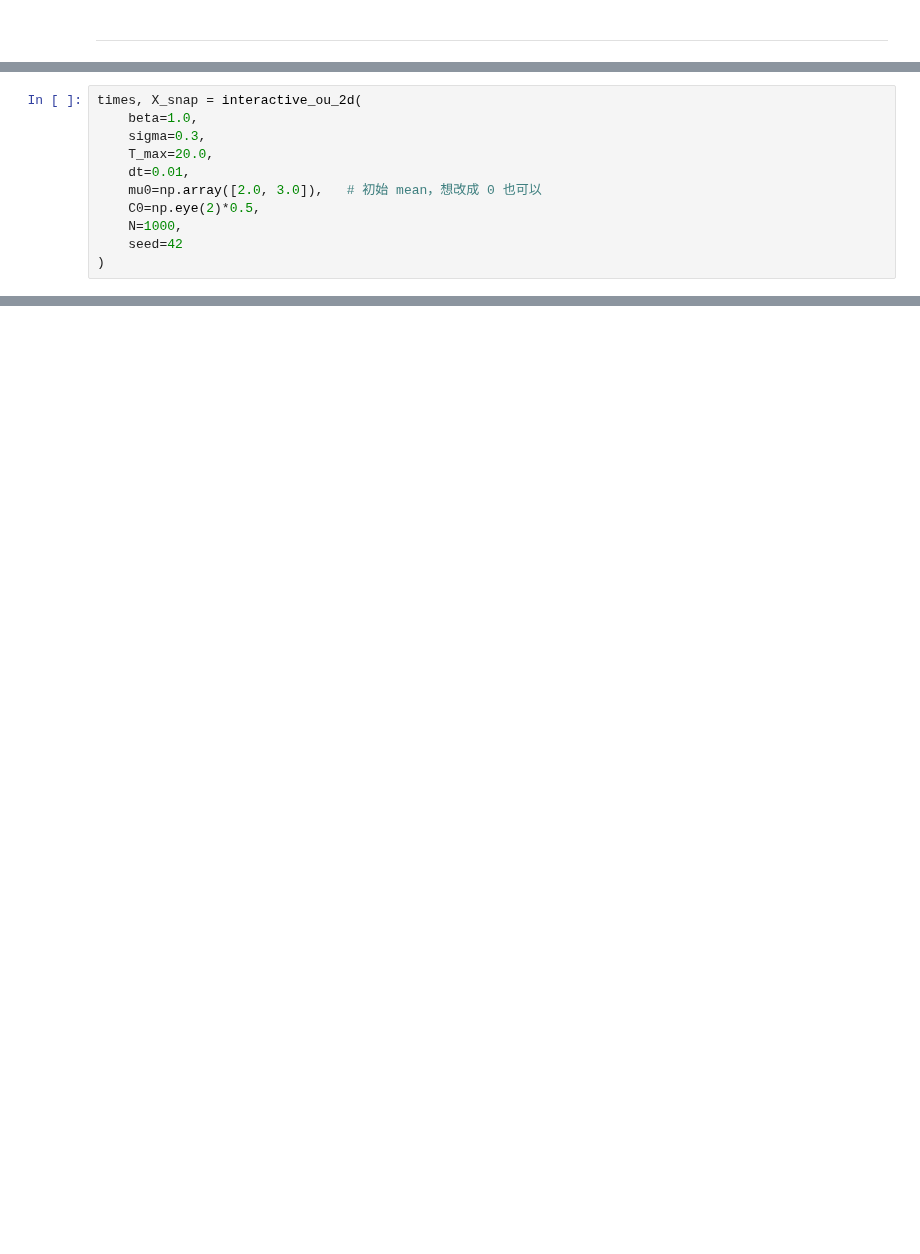
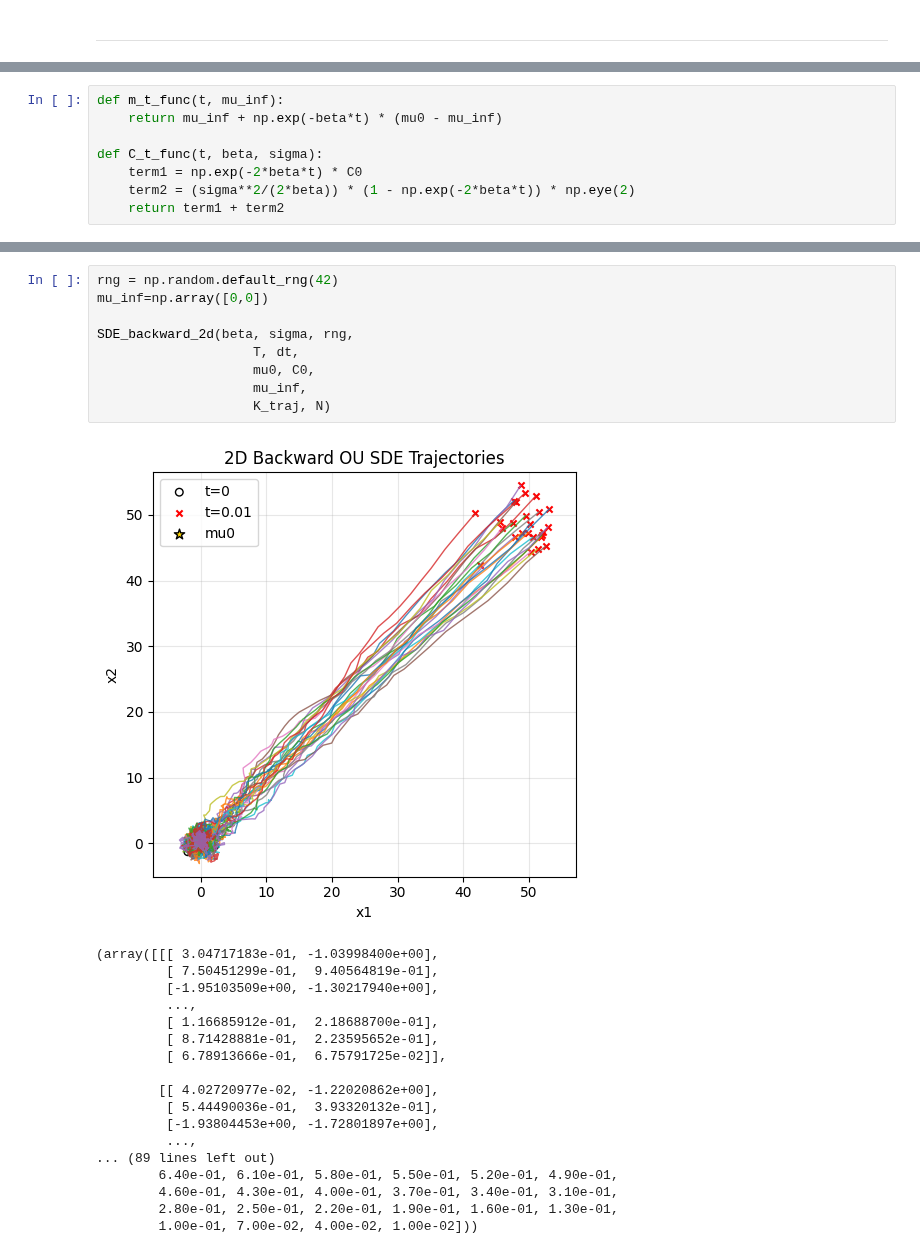
Before and after one commit to XuanWeiWang-999/2025Autumn_ML-project-DiffusionModel_02, a Jupyter notebook: 20251119_code/實驗2_2D Gaussian.ipynb, the cells around one changed output, grey strips where cells are left out. Saved outputs shown, nothing was run; the diff lists cells and outputs as text; blank space fills up the shorter version.

```diff
--- a/20251119_code/實驗2_2D Gaussian.ipynb
+++ b/20251119_code/實驗2_2D Gaussian.ipynb
@@ -222,11 +133,0 @@ def interactive_ou_2d(beta=1.0, sigma=0.5,
-# %%
-times, X_snap = interactive_ou_2d(
-    beta=1.0,
-    sigma=0.3,
-    T_max=20.0,
-    dt=0.01,
-    mu0=np.array([2.0, 3.0]),   # 初始 mean，想改成 0 也可以
-    C0=np.eye(2)*0.5,
-    N=1000,
-    seed=42
-)
@@ -234,0 +147,8 @@ times, X_snap = interactive_ou_2d(
+# %%
+def m_t_func(t, mu_inf):
+    return mu_inf + np.exp(-beta*t) * (mu0 - mu_inf)
+
+def C_t_func(t, beta, sigma):
+    term1 = np.exp(-2*beta*t) * C0
+    term2 = (sigma**2/(2*beta)) * (1 - np.exp(-2*beta*t)) * np.eye(2)
+    return term1 + term2
@@ -234,0 +214,28 @@ times, X_snap = interactive_ou_2d(
+# %%
+rng = np.random.default_rng(42)
+mu_inf=np.array([0,0])
+
+SDE_backward_2d(beta, sigma, rng,
+                    T, dt,
+                    mu0, C0,
+                    mu_inf,
+                    K_traj, N)
+# %% [output]
+[figure, added]
+(array([[[ 3.04717183e-01, -1.03998400e+00],
+         [ 7.50451299e-01,  9.40564819e-01],
+         [-1.95103509e+00, -1.30217940e+00],
+         ...,
+         [ 1.16685912e-01,  2.18688700e-01],
+         [ 8.71428881e-01,  2.23595652e-01],
+         [ 6.78913666e-01,  6.75791725e-02]],
+
+        [[ 4.02720977e-02, -1.22020862e+00],
+         [ 5.44490036e-01,  3.93320132e-01],
+         [-1.93804453e+00, -1.72801897e+00],
+         ...,
+... (89 lines left out)
+        6.40e-01, 6.10e-01, 5.80e-01, 5.50e-01, 5.20e-01, 4.90e-01,
+        4.60e-01, 4.30e-01, 4.00e-01, 3.70e-01, 3.40e-01, 3.10e-01,
+        2.80e-01, 2.50e-01, 2.20e-01, 1.90e-01, 1.60e-01, 1.30e-01,
+        1.00e-01, 7.00e-02, 4.00e-02, 1.00e-02]))
```
Also changed, not shown: parts of 27 cells of this notebook.
